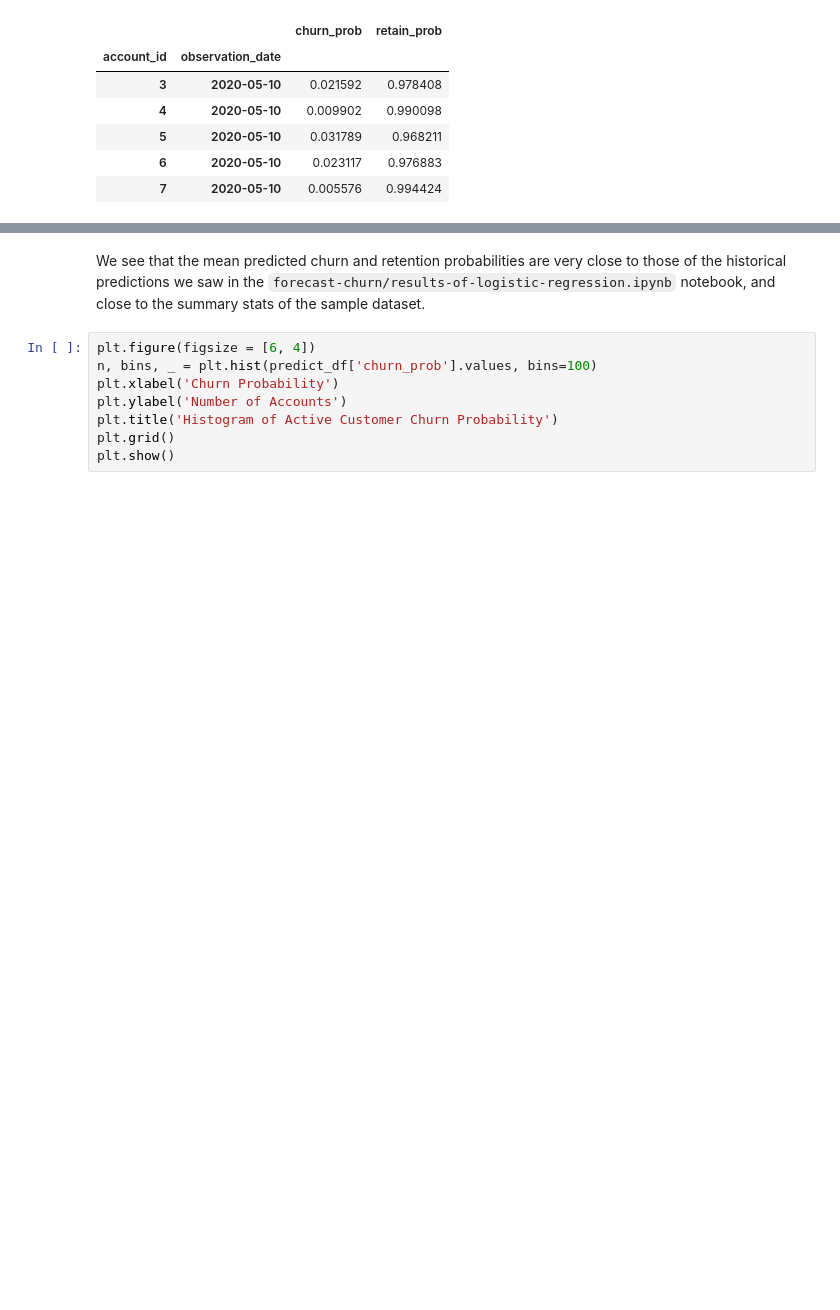
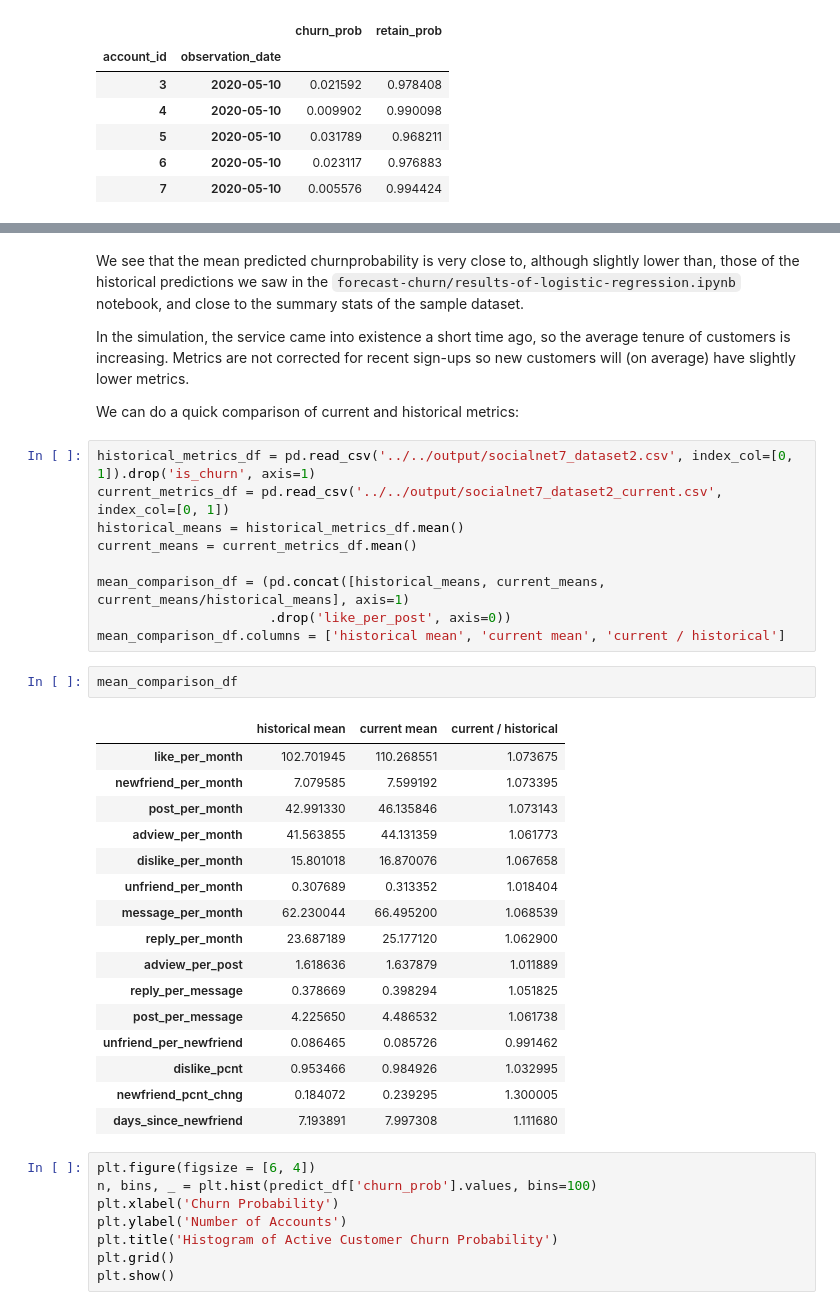
Before and after one commit to richhuwtaylor/fighting-churn, a Jupyter notebook: part3/forecast-churn/forecast-current-customers.ipynb, the cells around one changed output, grey strips where cells are left out. Saved outputs shown, nothing was run; the diff lists cells and outputs as text; blank space fills up the shorter version.

Commit message:
Add comparison of current churn predictions with historical predictions

```diff
--- a/part3/forecast-churn/forecast-current-customers.ipynb
+++ b/part3/forecast-churn/forecast-current-customers.ipynb
@@ -62,5 +79,37 @@ dtype: float64
 # %% [markdown]
-We see that the mean predicted churn and retention probabilities are very close to those of the historical predictions we saw in the `forecast-churn/results-of-logistic-regression.ipynb` notebook, and close to the summary stats of the sample dataset.
+We see that the mean predicted churnprobability is very close to, although slightly lower than, those of the historical predictions we saw in the `forecast-churn/results-of-logistic-regression.ipynb` notebook, and close to the summary stats of the sample dataset.
+
+In the simulation, the service came into existence a short time ago, so the average tenure of customers is increasing. Metrics are not corrected for recent sign-ups so new customers will (on average) have slightly lower metrics.
+
+We can do a quick comparison of current and historical metrics:
+# %%
+historical_metrics_df = pd.read_csv('../../output/socialnet7_dataset2.csv', index_col=[0, 1]).drop('is_churn', axis=1)
+current_metrics_df = pd.read_csv('../../output/socialnet7_dataset2_current.csv', index_col=[0, 1])
+historical_means = historical_metrics_df.mean()
+current_means = current_metrics_df.mean()
+
+mean_comparison_df = (pd.concat([historical_means, current_means, current_means/historical_means], axis=1)
+                      .drop('like_per_post', axis=0))
+mean_comparison_df.columns = ['historical mean', 'current mean', 'current / historical']
+# %%
+mean_comparison_df
+# %% [output]
+|  | historical mean | current mean | current / historical |
+| like_per_month | 102.701945 | 110.268551 | 1.073675 |
+| newfriend_per_month | 7.079585 | 7.599192 | 1.073395 |
+| post_per_month | 42.991330 | 46.135846 | 1.073143 |
+| adview_per_month | 41.563855 | 44.131359 | 1.061773 |
+| dislike_per_month | 15.801018 | 16.870076 | 1.067658 |
+| unfriend_per_month | 0.307689 | 0.313352 | 1.018404 |
+| message_per_month | 62.230044 | 66.495200 | 1.068539 |
+| reply_per_month | 23.687189 | 25.177120 | 1.062900 |
+| adview_per_post | 1.618636 | 1.637879 | 1.011889 |
+| reply_per_message | 0.378669 | 0.398294 | 1.051825 |
+| post_per_message | 4.225650 | 4.486532 | 1.061738 |
+| unfriend_per_newfriend | 0.086465 | 0.085726 | 0.991462 |
+| dislike_pcnt | 0.953466 | 0.984926 | 1.032995 |
+| newfriend_pcnt_chng | 0.184072 | 0.239295 | 1.300005 |
+| days_since_newfriend | 7.193891 | 7.997308 | 1.111680 |
 # %%
 plt.figure(figsize = [6, 4])
 n, bins, _ = plt.hist(predict_df['churn_prob'].values, bins=100)
```
Also changed, not shown: parts of 4 cells of this notebook, 1 other file.
